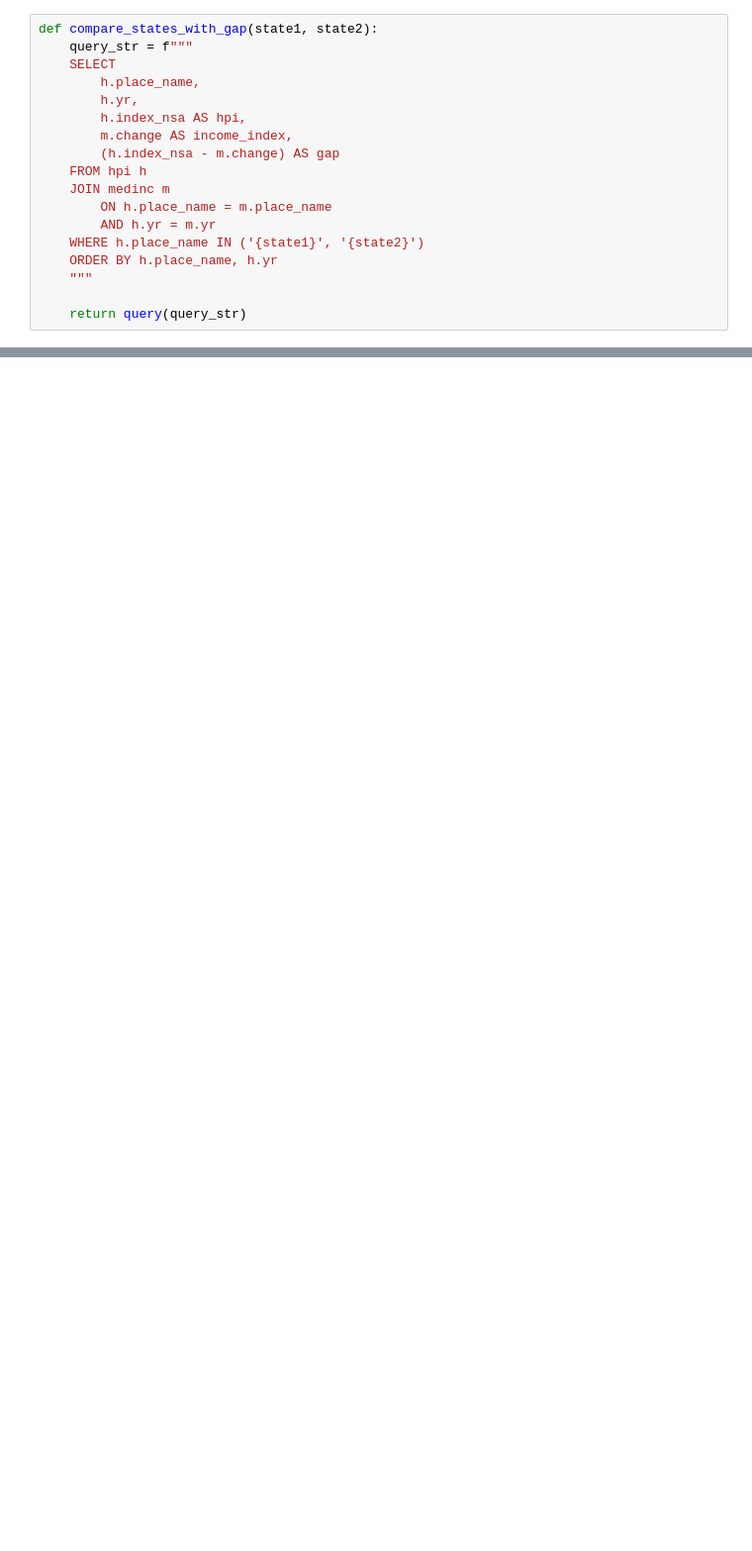
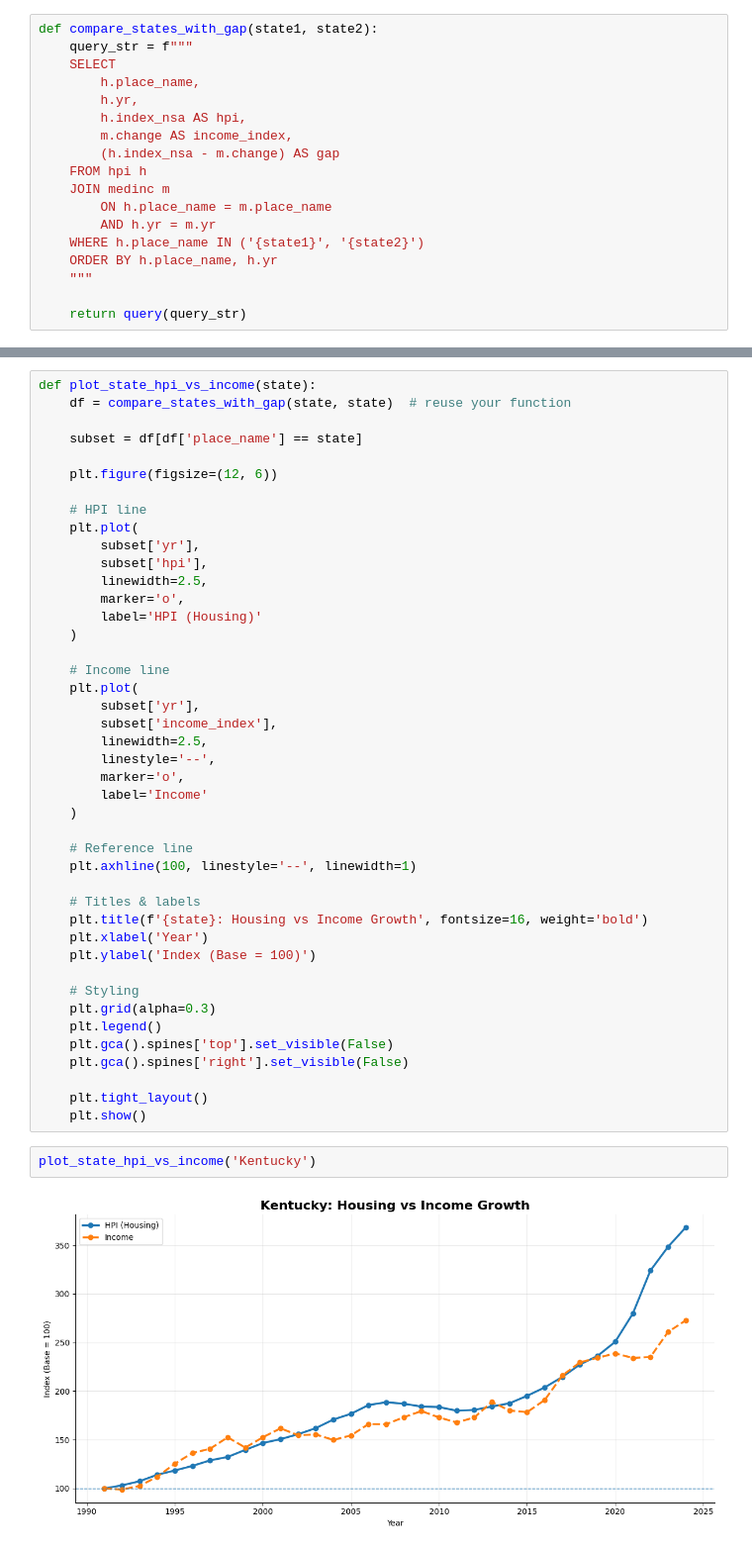
Before and after one commit to rhyman7/Home_Price_v_Median_Income_1991-2024, a Jupyter notebook: sql_and_visuals.ipynb, the cells around one changed output, grey strips where cells are left out. Shown at 99% size. Cells and saved outputs as stored; diff of their text form; blank space fills up the shorter version.

```diff
--- a/sql_and_visuals.ipynb
+++ b/sql_and_visuals.ipynb
@@ -167,0 +193,47 @@ plt.show()
+# %%
+def plot_state_hpi_vs_income(state):
+    df = compare_states_with_gap(state, state)  # reuse your function
+
+    subset = df[df['place_name'] == state]
+
+    plt.figure(figsize=(12, 6))
+
+    # HPI line
+    plt.plot(
+        subset['yr'],
+        subset['hpi'],
+        linewidth=2.5,
+        marker='o',
+        label='HPI (Housing)'
+    )
+
+    # Income line
+    plt.plot(
+        subset['yr'],
+        subset['income_index'],
+        linewidth=2.5,
+        linestyle='--',
+        marker='o',
+        label='Income'
+    )
+
+    # Reference line
+    plt.axhline(100, linestyle='--', linewidth=1)
+
+    # Titles & labels
+    plt.title(f'{state}: Housing vs Income Growth', fontsize=16, weight='bold')
+    plt.xlabel('Year')
+    plt.ylabel('Index (Base = 100)')
+
+    # Styling
+    plt.grid(alpha=0.3)
+    plt.legend()
+    plt.gca().spines['top'].set_visible(False)
+    plt.gca().spines['right'].set_visible(False)
+
+    plt.tight_layout()
+    plt.show()
+# %%
+plot_state_hpi_vs_income('Kentucky')
+# %% [output]
+[figure, added]
```
Also changed, not shown: parts of 3 cells of this notebook.
